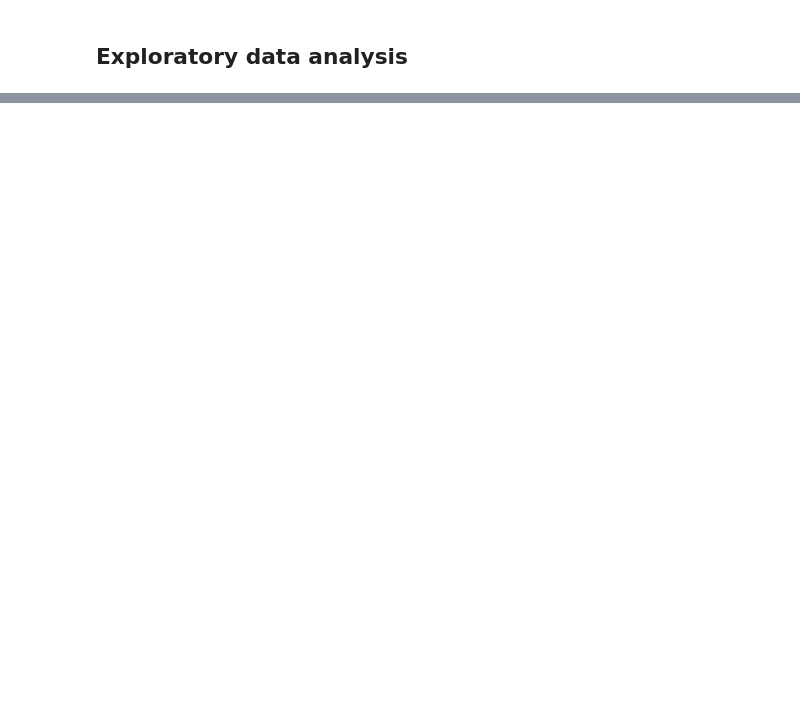
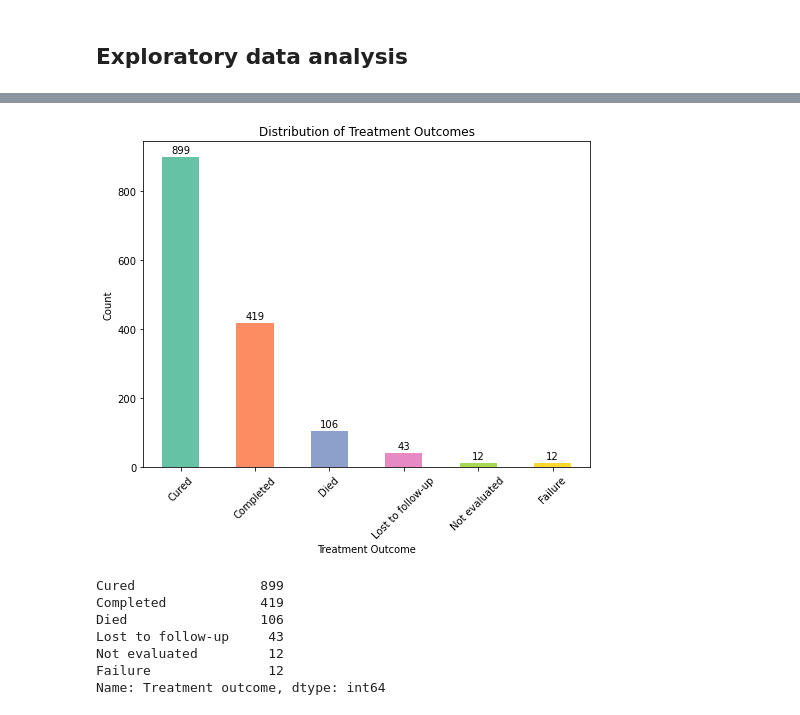
Before and after one commit to jeanarm/EDA_FOR_TB_Treatment_Outcome_Prediction, a Jupyter notebook: EDA_TB_Treatment_outcome.ipynb, the cells around one changed output, grey strips where cells are left out. Cells and saved outputs as stored; diff of their text form; code cells hidden in the pictures; blank space fills up the shorter version.

```diff
--- a/EDA_TB_Treatment_outcome.ipynb
+++ b/EDA_TB_Treatment_outcome.ipynb
@@ -574,2 +600,5 @@ tb_dataset
 # %% [markdown]
 ## Exploratory data analysis
+# %%
+loaded_df = pd.read_csv("tb_dataset.csv")
+loaded_df
@@ -575,0 +650,29 @@ tb_dataset
+# %%
+
+# Explore the distribution of the target variable
+outcome_counts = loaded_df['Treatment outcome'].value_counts()
+color_palette = sns.color_palette("Set2", n_colors=len(loaded_df['Treatment outcome'].unique()))
+
+# Plot the distribution using a bar plot
+plt.figure(figsize=(8, 6))
+outcome_counts.plot(kind='bar', color=color_palette)
+plt.title('Distribution of Treatment Outcomes')
+plt.xlabel('Treatment Outcome')
+plt.ylabel('Count')
+plt.xticks(rotation=45)
+for i, count in enumerate(outcome_counts):
+    plt.text(i, count + 5, str(count), ha='center', va='bottom')
+
+plt.show()
+
+# Display the outcome counts
+print(outcome_counts)
+# %% [output]
+[figure, added]
+Cured                899
+Completed            419
+Died                 106
+Lost to follow-up     43
+Not evaluated         12
+Failure               12
+Name: Treatment outcome, dtype: int64
```
Also changed, not shown: parts of 14 cells of this notebook.
